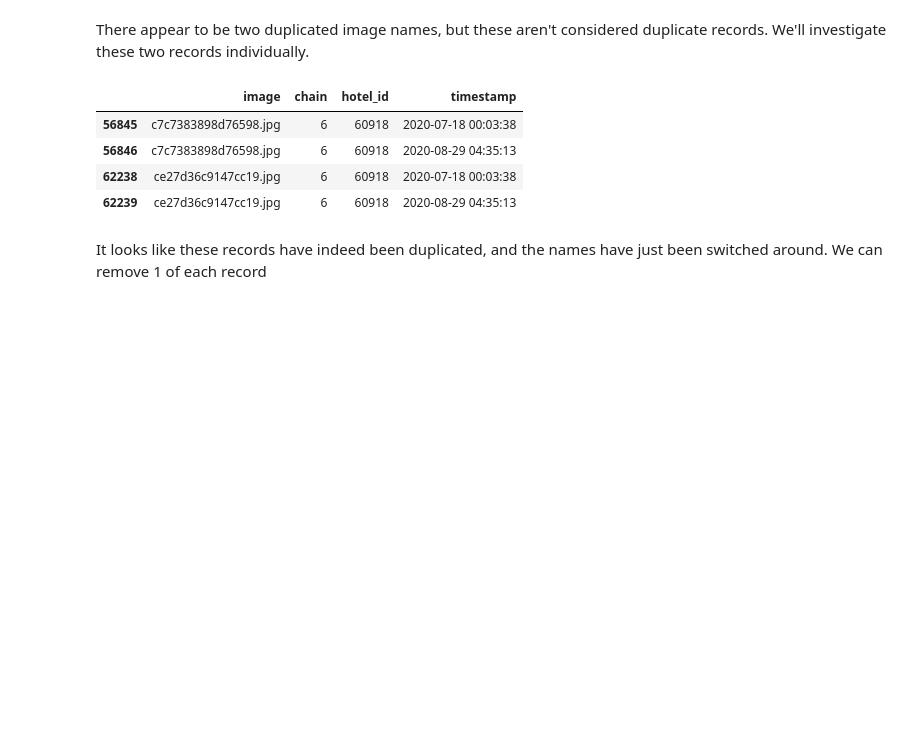
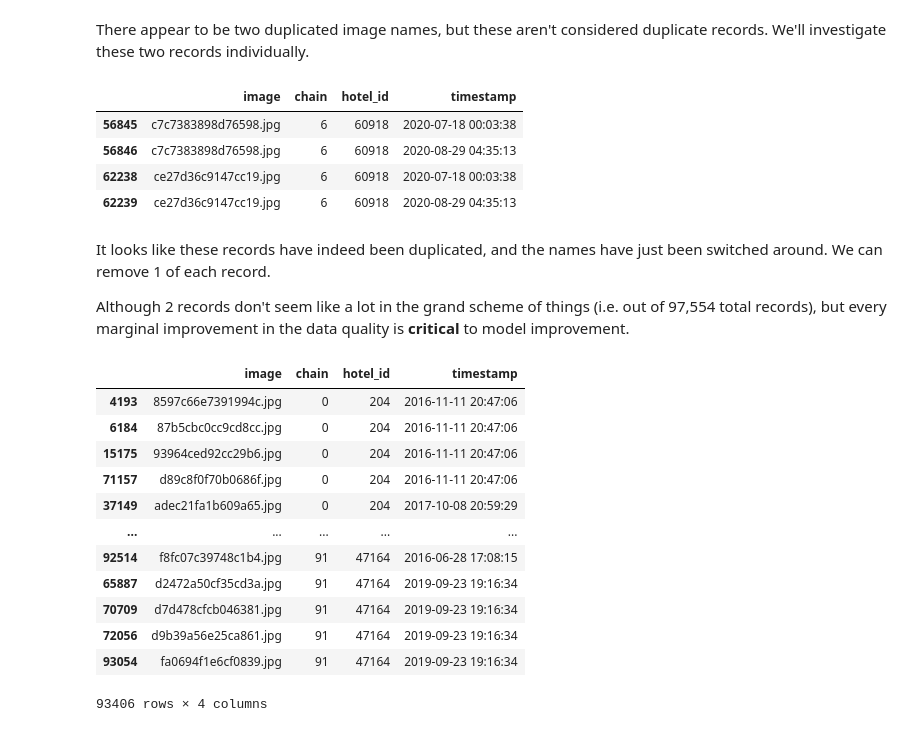
Before and after one commit to TheNerdyCat/FGVC8-Hotel-Trafficking, a Jupyter notebook: output/eda.ipynb, the cells around one changed output. Drawn from its saved outputs; the diff is of its cells as text; code cells hidden in the pictures; blank space fills up the shorter version.

```diff
--- a/output/eda.ipynb
+++ b/output/eda.ipynb
@@ -234,4 +236,6 @@ train_metadata.loc[train_metadata.groupby("image")["image"].transform("count") >
 | 62238 | ce27d36c9147cc19.jpg | 6 | 60918 | 2020-07-18 00:03:38 |
 | 62239 | ce27d36c9147cc19.jpg | 6 | 60918 | 2020-08-29 04:35:13 |
 # %% [markdown]
-It looks like these records have indeed been duplicated, and the names have just been switched around. We can remove 1 of each record
+It looks like these records have indeed been duplicated, and the names have just been switched around. We can remove 1 of each record.
+
+Although 2 records don't seem like a lot in the grand scheme of things (i.e. out of 97,554 total records), but every marginal improvement in the data quality is **critical** to model improvement.
@@ -237,0 +249,19 @@ It looks like these records have indeed been duplicated, and the names have just
+# %%
+# Observe any duplicates using chain, hotel_id and timestamp columns
+train_metadata[train_metadata.duplicated(
+    subset=["chain", "hotel_id", "timestamp"], keep=False
+)].sort_values(["chain", "hotel_id", "timestamp"])
+# %% [output]
+|  | image | chain | hotel_id | timestamp |
+| 4193 | 8597c66e7391994c.jpg | 0 | 204 | 2016-11-11 20:47:06 |
+| 6184 | 87b5cbc0cc9cd8cc.jpg | 0 | 204 | 2016-11-11 20:47:06 |
+| 15175 | 93964ced92cc29b6.jpg | 0 | 204 | 2016-11-11 20:47:06 |
+| 71157 | d89c8f0f70b0686f.jpg | 0 | 204 | 2016-11-11 20:47:06 |
+| 37149 | adec21fa1b609a65.jpg | 0 | 204 | 2017-10-08 20:59:29 |
+| ... | ... | ... | ... | ... |
+| 92514 | f8fc07c39748c1b4.jpg | 91 | 47164 | 2016-06-28 17:08:15 |
+| 65887 | d2472a50cf35cd3a.jpg | 91 | 47164 | 2019-09-23 19:16:34 |
+| 70709 | d7d478cfcb046381.jpg | 91 | 47164 | 2019-09-23 19:16:34 |
+| 72056 | d9b39a56e25ca861.jpg | 91 | 47164 | 2019-09-23 19:16:34 |
+| 93054 | fa0694f1e6cf0839.jpg | 91 | 47164 | 2019-09-23 19:16:34 |
+93406 rows × 4 columns
```
Also changed, not shown: parts of 9 cells of this notebook.
